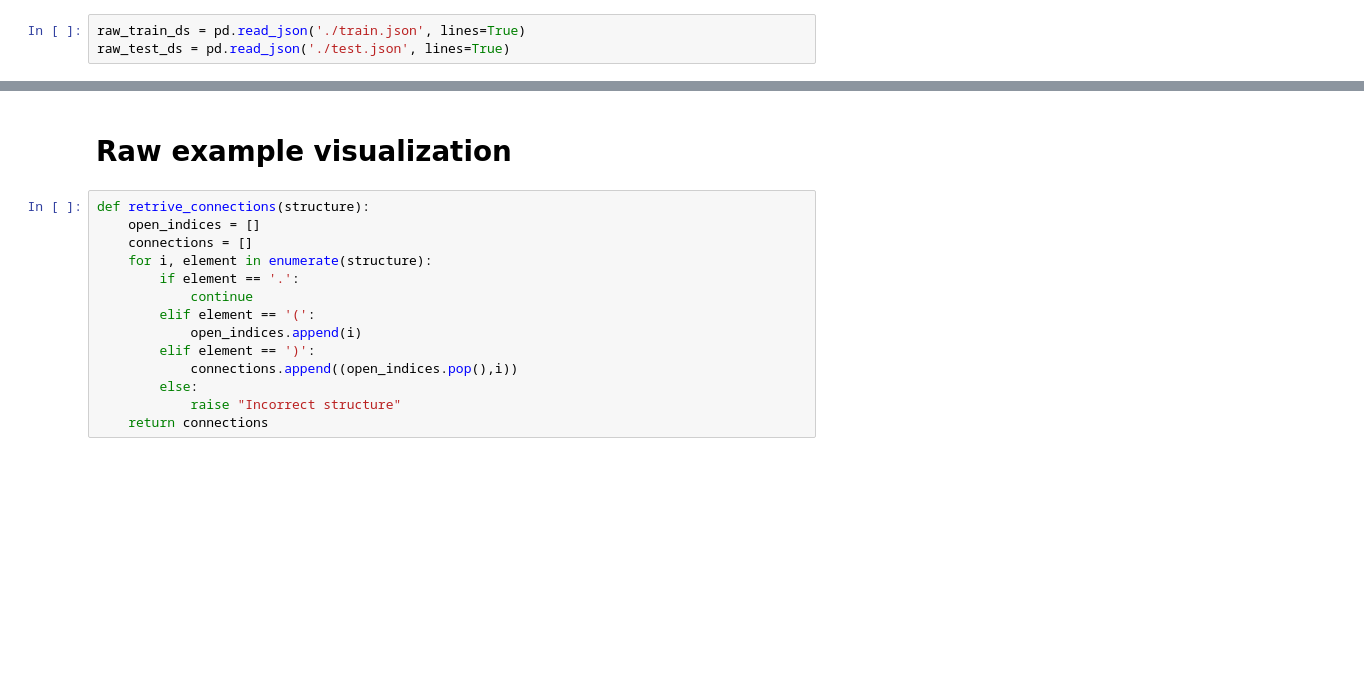
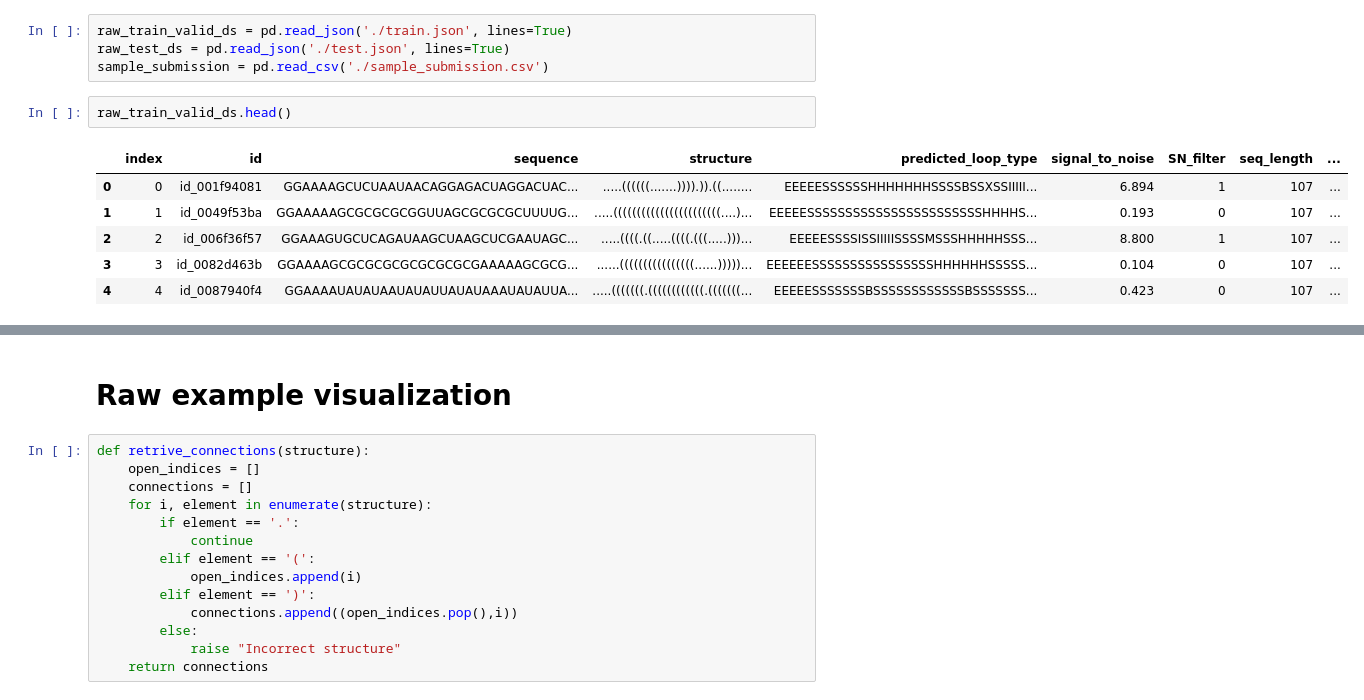
Before and after one commit to JanKapala/OpenVaccine-COVID-19-mRNA-Vaccine-Degradation-Prediction, a Jupyter notebook: Covid.ipynb, the cells around one changed output, grey strips where cells are left out. Saved outputs shown, nothing was run; the diff lists cells and outputs as text; blank space fills up the shorter version.

```diff
--- a/Covid.ipynb
+++ b/Covid.ipynb
@@ -14,3 +29,13 @@ os.getcwd()
 # %%
-raw_train_ds = pd.read_json('./train.json', lines=True)
+raw_train_valid_ds = pd.read_json('./train.json', lines=True)
 raw_test_ds = pd.read_json('./test.json', lines=True)
+sample_submission = pd.read_csv('./sample_submission.csv')
+# %%
+raw_train_valid_ds.head()
+# %% [output]
+|  | index | id | sequence | structure | predicted_loop_type | signal_to_noise | SN_filter | seq_length | ... |
+| 0 | 0 | id_001f94081 | GGAAAAGCUCUAAUAACAGGAGACUAGGACUAC... | .....((((((.......)))).)).((........ | EEEEESSSSSSHHHHHHHSSSSBSSXSSIIIII... | 6.894 | 1 | 107 | ... |
+| 1 | 1 | id_0049f53ba | GGAAAAAGCGCGCGCGGUUAGCGCGCGCUUUUG... | .....(((((((((((((((((((((((....)... | EEEEESSSSSSSSSSSSSSSSSSSSSSSHHHHS... | 0.193 | 0 | 107 | ... |
+| 2 | 2 | id_006f36f57 | GGAAAGUGCUCAGAUAAGCUAAGCUCGAAUAGC... | .....((((.((.....((((.(((.....)))... | EEEEESSSSISSIIIIISSSSMSSSHHHHHSSS... | 8.800 | 1 | 107 | ... |
+| 3 | 3 | id_0082d463b | GGAAAAGCGCGCGCGCGCGCGCGAAAAAGCGCG... | ......((((((((((((((((......)))))... | EEEEEESSSSSSSSSSSSSSSSHHHHHHSSSSS... | 0.104 | 0 | 107 | ... |
+| 4 | 4 | id_0087940f4 | GGAAAAUAUAUAAUAUAUUAUAUAAAUAUAUUA... | .....(((((((.((((((((((((.(((((((... | EEEEESSSSSSSBSSSSSSSSSSSSBSSSSSSS... | 0.423 | 0 | 107 | ... |
```
Also changed, not shown: parts of 49 cells of this notebook, 2 other files.
